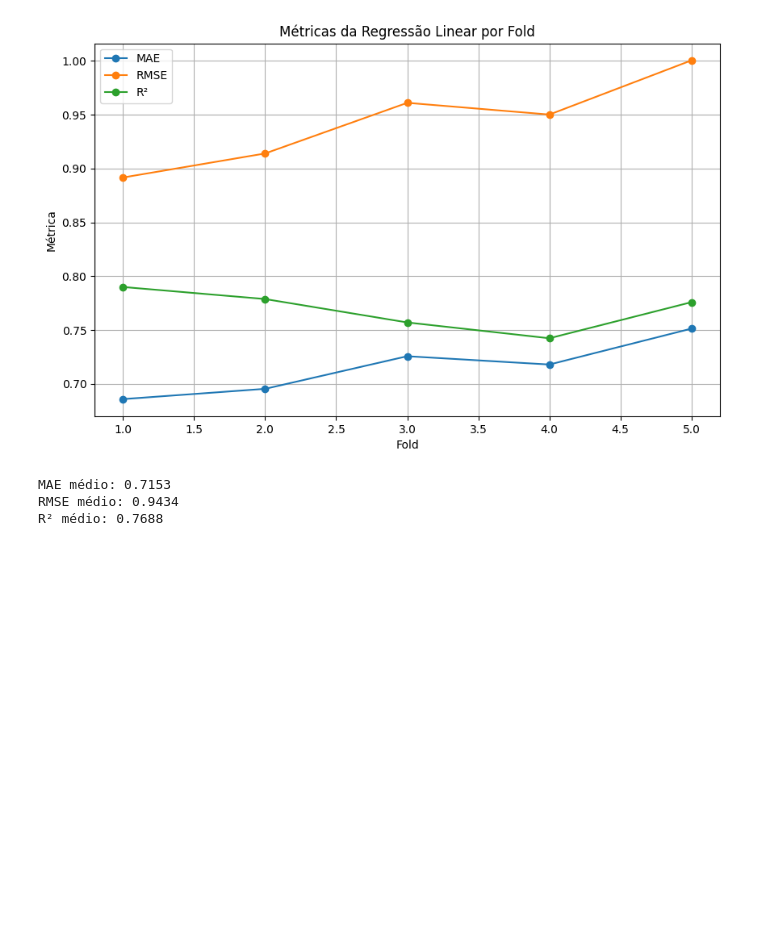
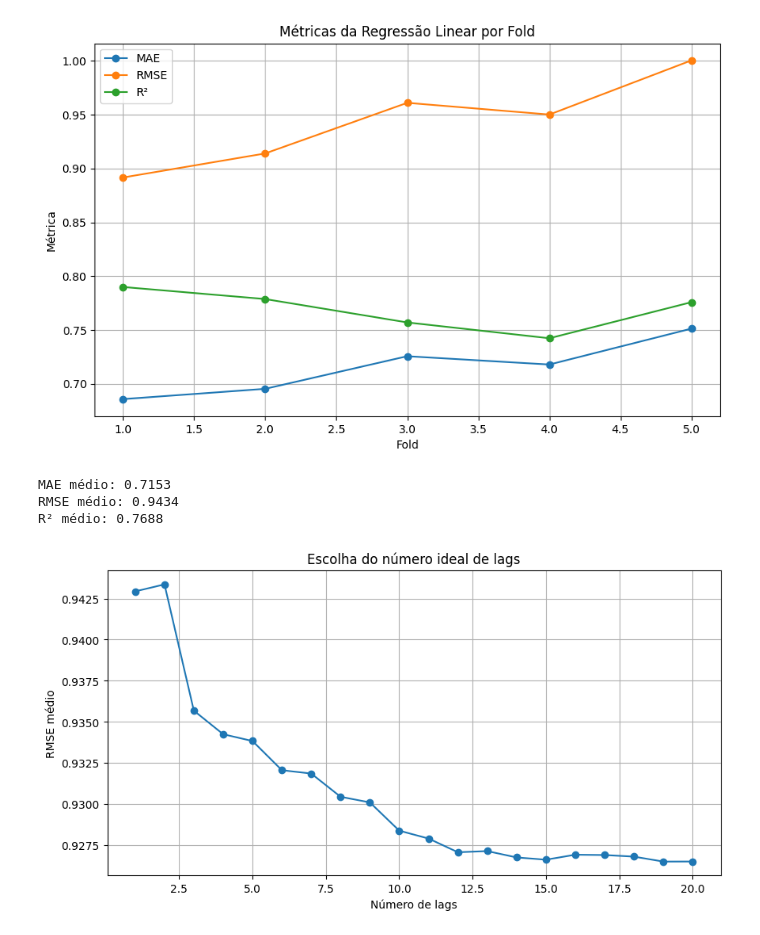
Before and after one commit to potatoesAndMolasses/First-steps-on-data, a Jupyter notebook: weather-data-brasil-2000-2023.ipynb, the cells around one changed output. Cells and saved outputs as stored; diff of their text form; code cells hidden in the pictures; blank space fills up the shorter version.

```diff
--- a/weather-data-brasil-2000-2023.ipynb
+++ b/weather-data-brasil-2000-2023.ipynb
@@ -221,3 +221,41 @@ print(f'R² médio: {np.mean(r2_scores):.4f}')
 MAE médio: 0.7153
 RMSE médio: 0.9434
 R² médio: 0.7688
+# %%
+max_lags = 20
+rmse_scores = []
+
+for lag in range(1, max_lags+1):
+    df = dfs["Brazil"][['Temp_Mean']].copy()
+    for i in range(1, lag+1):
+        df[f'lag_{i}'] = df['Temp_Mean'].shift(i)
+    df = df.dropna()
+
+    X = df.drop(columns=['Temp_Mean']).values
+    y = df['Temp_Mean'].values
+
+    tscv = TimeSeriesSplit(n_splits=5)
+    rmses = []
+
+    for train_idx, test_idx in tscv.split(X):
+        X_train, X_test = X[train_idx], X[test_idx]
+        y_train, y_test = y[train_idx], y[test_idx]
+
+        model = LinearRegression()
+        model.fit(X_train, y_train)
+        y_pred = model.predict(X_test)
+        rmse = np.sqrt(mean_squared_error(y_test, y_pred))
+        rmses.append(rmse)
+
+    rmse_scores.append(np.mean(rmses))
+
+# Plot do RMSE médio vs número de lags
+plt.figure(figsize=(10,5))
+plt.plot(range(1, max_lags+1), rmse_scores, marker='o')
+plt.xlabel('Número de lags')
+plt.ylabel('RMSE médio')
+plt.title('Escolha do número ideal de lags')
+plt.grid(True)
+plt.show()
+# %% [output]
+[figure, added]
```
Also changed, not shown: parts of 3 cells of this notebook.
